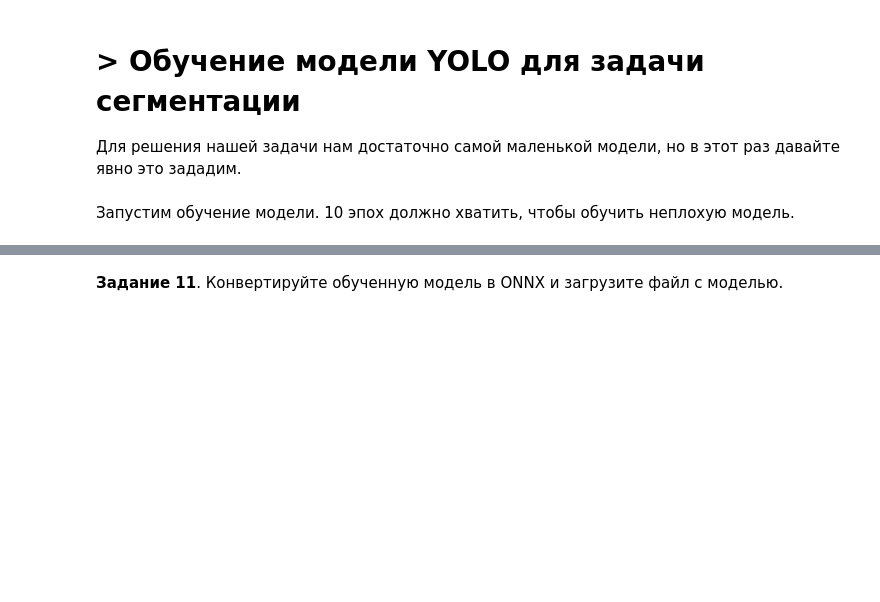
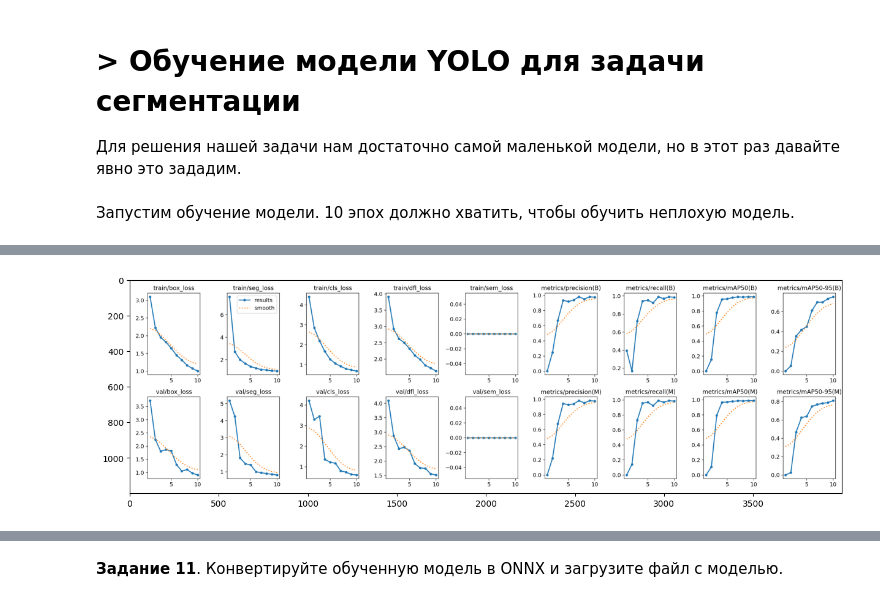
Before and after one commit to AndreyKurdyubov/Karpov.courses_DL, a Jupyter notebook: CV/Lesson_7/CV_hw7_student.ipynb, the cells around one changed output, grey strips where cells are left out. Saved outputs shown, nothing was run; the diff lists cells and outputs as text; code cells hidden in the pictures; blank space fills up the shorter version.

```diff
--- a/CV/Lesson_7/CV_hw7_student.ipynb
+++ b/CV/Lesson_7/CV_hw7_student.ipynb
@@ -642,4 +860,4 @@ set_scale(config_path, scale='n')
 # %%
 model = YOLO('yolov8n-seg.yaml')
 # %%
-train_results = model.train(data='config.yaml', epochs=10)
+train_results = model.train(data='config_mask.yaml', epochs=10)
@@ -645,0 +893,8 @@ train_results = model.train(data='config.yaml', epochs=10)
+# %%
+path_to_or_curve = Path(train_results.save_dir, 'results.png')
+pr_curve= cv2.imread(path_to_or_curve)
+plt.figure(figsize=(15, 8))
+plt.imshow(pr_curve[:, :, ::-1])
+plt.show()
+# %% [output]
+[figure, added]
```
Also changed, not shown: parts of 31 cells of this notebook, 2 other files.
